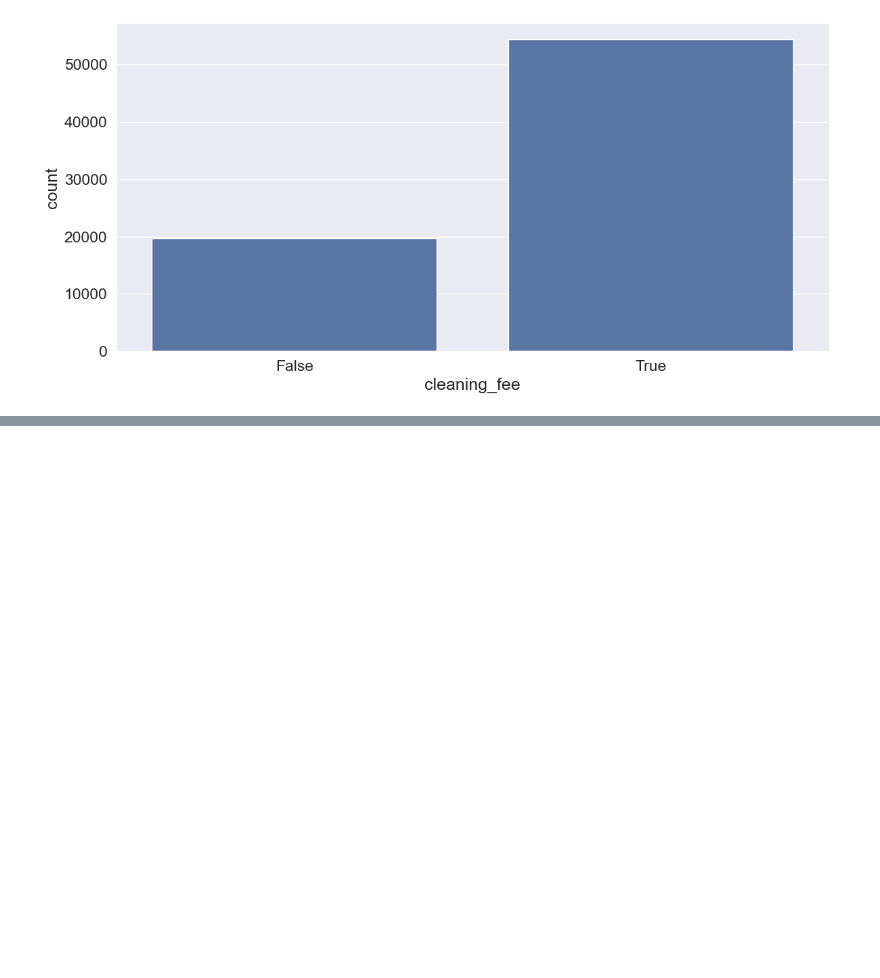
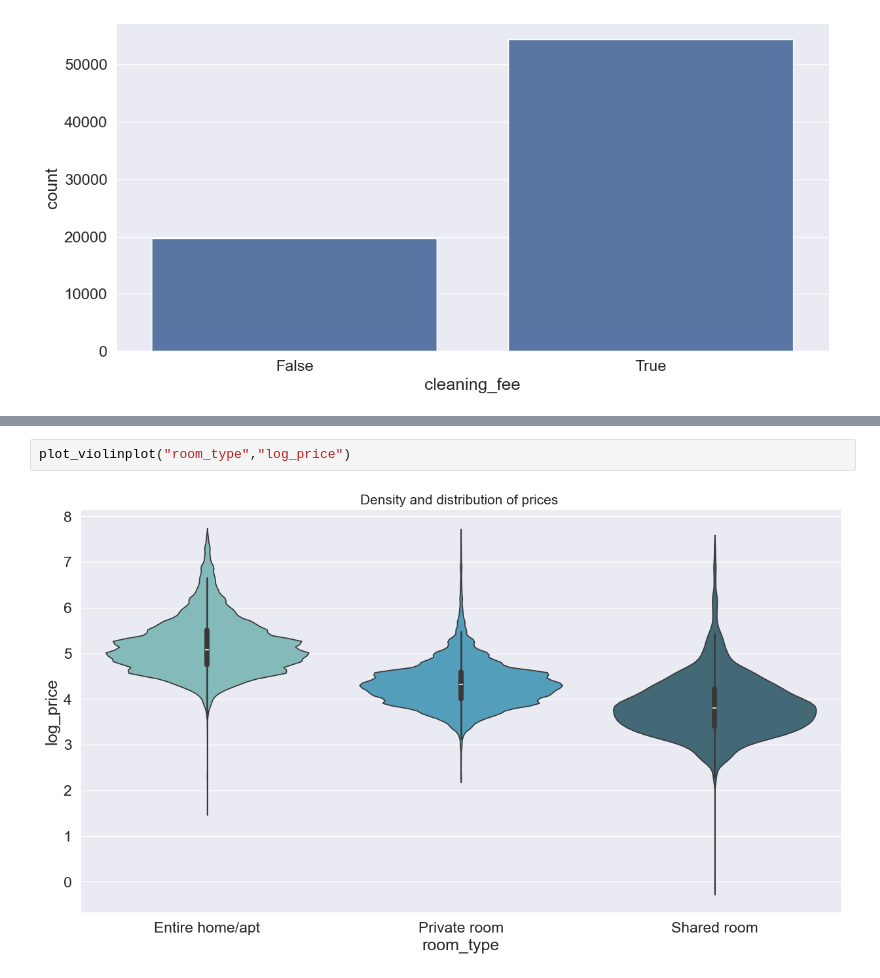
Before and after one commit to LinhVuHoang/Personal_projects, a Jupyter notebook: Airbnb-Price-Prediction/Notebook_Experiments/Airbnb_Price_Prediction.ipynb, the cells around one changed output, grey strips where cells are left out. Cells and saved outputs as stored; diff of their text form; blank space fills up the shorter version.

```diff
--- a/Airbnb-Price-Prediction/Notebook_Experiments/Airbnb_Price_Prediction.ipynb
+++ b/Airbnb-Price-Prediction/Notebook_Experiments/Airbnb_Price_Prediction.ipynb
@@ -295,0 +308,4 @@ plot_catplot("cleaning_fee","count",6,2)
+# %%
+plot_violinplot("room_type","log_price")
+# %% [output]
+[figure, added]
```
Also changed, not shown: parts of 17 cells of this notebook, 1 other file.
